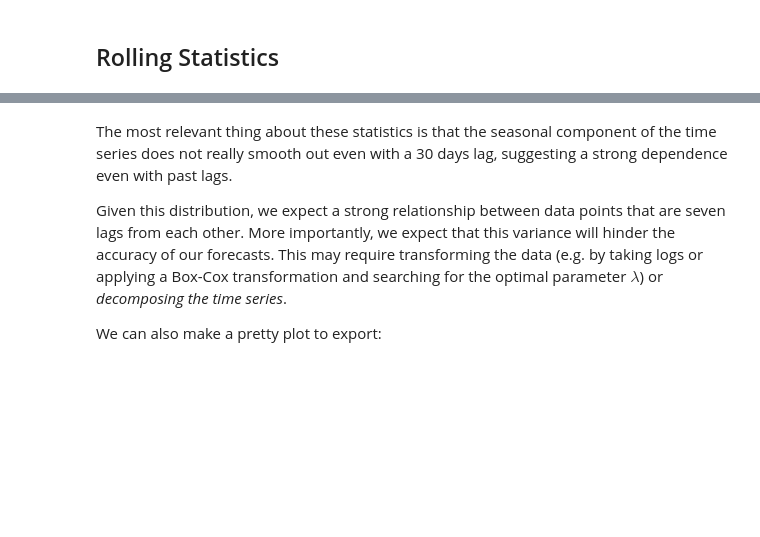
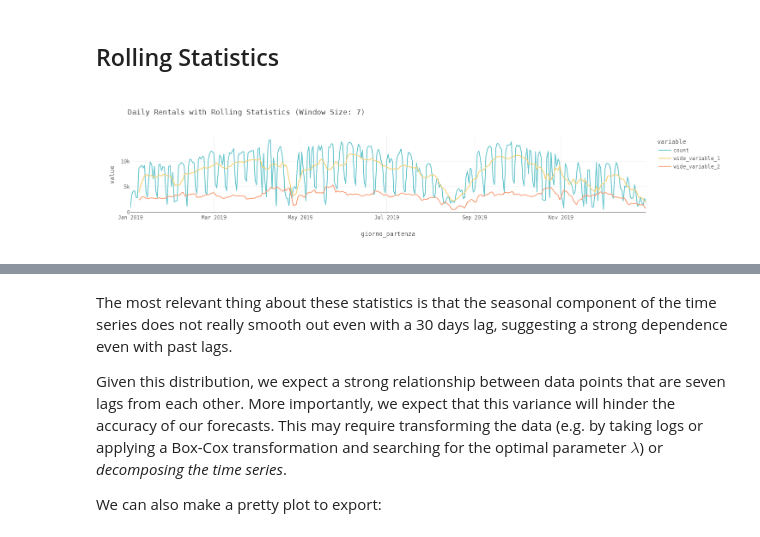
Before and after one commit to toscasterre/thesis-forecasting, a Jupyter notebook: notebooks/04_arima_modelling.ipynb, the cells around one changed output, grey strips where cells are left out. Cells and saved outputs as stored; diff of their text form; code cells hidden in the pictures; blank space fills up the shorter version.

```diff
--- a/notebooks/04_arima_modelling.ipynb
+++ b/notebooks/04_arima_modelling.ipynb
@@ -98,15 +102,15 @@ from statsmodels.tsa.stattools import adfuller, kpss
 ## Rolling Statistics
 # %%
 daily_outflow.plot(
-    y = [
+    y=[
         "count",
         daily_outflow["count"].rolling(7).mean(),
-        daily_outflow["count"].rolling(7).std()
+        daily_outflow["count"].rolling(7).std(),
     ],
-    title = "Daily Rentals with Rolling Statistics (Window Size: 7)",
-    color_discrete_sequence = px.colors.qualitative.Pastel
-) \
-    .update_layout(**plotly_styles) \
-    .update_traces(hovertemplate=None)
+    title="Daily Rentals with Rolling Statistics (Window Size: 7)",
+    color_discrete_sequence=px.colors.qualitative.Pastel,
+).update_layout(**plotly_styles).update_traces(hovertemplate=None)
+# %% [output]
+[figure, added]
 # %%
 daily_outflow.plot(
```
Also changed, not shown: parts of 12 cells of this notebook, 8 other files.
